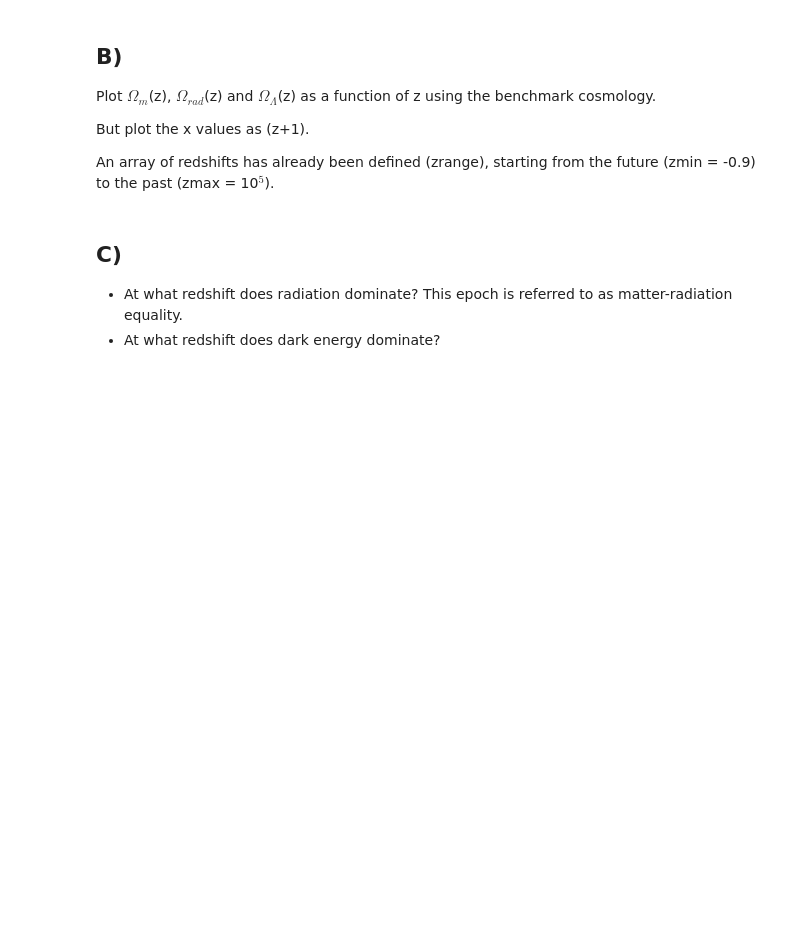
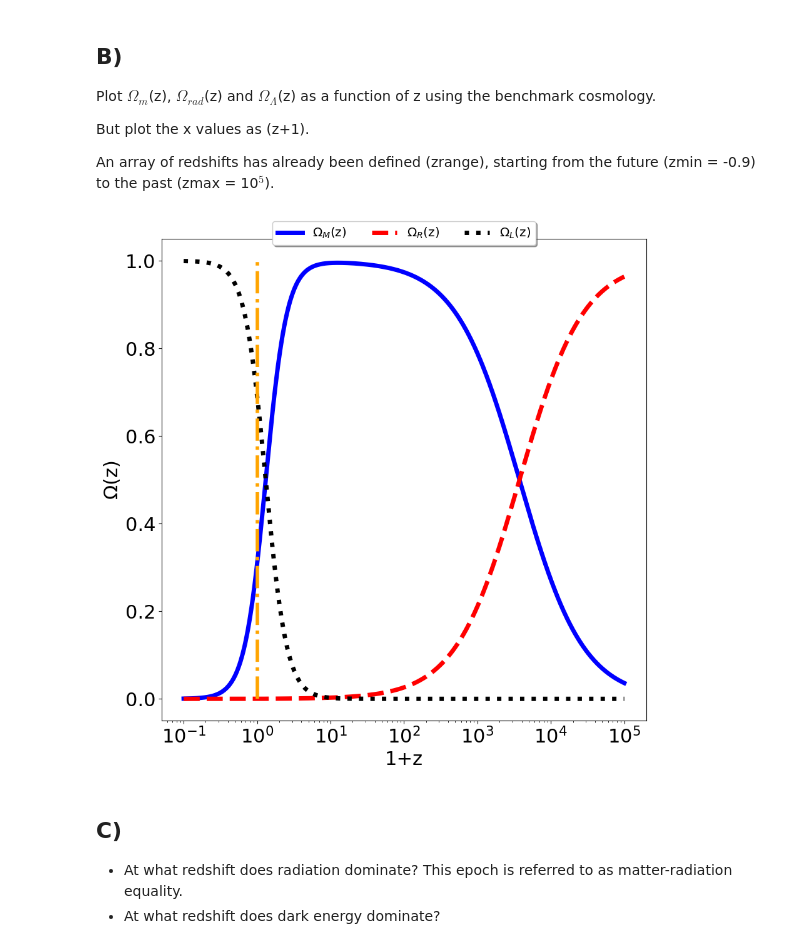
Before and after one commit to hina18201716/astr400b-25s, a Jupyter notebook: Labs/Lab11/Lab11.ipynb, the cells around one changed output. Saved outputs shown, nothing was run; the diff lists cells and outputs as text; code cells hidden in the pictures; blank space fills up the shorter version.

```diff
--- a/Labs/Lab11/Lab11.ipynb
+++ b/Labs/Lab11/Lab11.ipynb
@@ -108,7 +108,6 @@ class CosmologicalTools:
                 The Hubble parameter at the given redshift in units of km/s/Mpc
         """
 
-
         # FILL THIS IN
         OmegaM = self.OmegaM0 * (1+z)**3 # Matter
         OmegaR = self.OmegaR0 * (1+z)**4 # radiation
@@ -136,7 +135,7 @@ class CosmologicalTools:
         """
 
         # FILL THIS IN
-        OmegaM = 0
+        OmegaM = self.OmegaM0*(1+z)**3 *self.Ho**2 / self.HubbleParameter(z)**2
 
         return OmegaM
 
@@ -155,7 +154,7 @@ class CosmologicalTools:
             Radiation Density Parameter at the given redshift.
         """
         # FILL THIS IN
-        OmegaR = 0
+        OmegaR = self.OmegaR0*(1+z)**4 * self.Ho**2 / self.HubbleParameter(z)**2
 
         return OmegaR
 
@@ -175,7 +174,7 @@ class CosmologicalTools:
             Dark Energy Density Parameter at the given redshift.
         """
         # FILL THIS IN
-        OmegaL = 0
+        OmegaL = self.OmegaL0 * self.Ho**2 / self.HubbleParameter(z)**2
 
         return OmegaL
 # %%
@@ -231,3 +243,9 @@ An array of redshifts has already been defined (zrange), starting from the futur
+# %%
+# density parameters in benckmark cosmology
+
+OmegaM_z = BenchMark.OmegaM_Z(zrange) # matter
+OmegaR_z = BenchMark.OmegaR_Z(zrange) # radiation
+OmegaL_z = BenchMark.OmegaL_Z(zrange) # dark energy
 # %%
 # Question 2 B)
 
@@ -238,46 +256,43 @@ An array of redshifts has already been defined (zrange), starting from the futur
 fig = plt.figure(figsize=(10,10))
 ax = plt.subplot(111)
 
-# Define an array of redshift
-zmax = 10**5
-zmin = -0.9
-zrange = np.arange(zmin, zmax, 0.01)
-
 
 # Evolution of Matter Density Parameter as a function of 1+z
 # FILL THIS IN
-#plt.semilogx(  , color='blue', linewidth=5,
-#             label=r'$\Omega_M$(z)')
+plt.semilogx(1+zrange, OmegaM_z, color='blue', linewidth=5,
+            label=r'$\Omega_M$(z)')
 
 # Evolution of Radiation Density Parameter
 # FILL THIS IN
-#plt.semilogx(  , color='red', linewidth=5,
-#             linestyle="--", label=r'$\Omega_R$(z)')
+plt.semilogx(1+zrange, OmegaR_z, color='red', linewidth=5,
+            linestyle="--", label=r'$\Omega_R$(z)')
 
 # Evolution of Dark Energy Density Parameter
 # FILL THIS IN
-#plt.semilogx(  , color='black', linewidth=5,
-#             linestyle=":", label=r'$\Omega_L$(z)')
+plt.semilogx(1+zrange, OmegaL_z  , color='black', linewidth=5,
+            linestyle=":", label=r'$\Omega_L$(z)')
 
 # Add a vertical line to indicate today
-
+plt.vlines(1, 0, 1, linestyle = '-.', linewidth=4, color='orange')
 
 # Add axis labels
 plt.xlabel('1+z', fontsize=22)
 plt.ylabel(r'$\Omega$(z)', fontsize=22)
 
 
 #adjust tick label font size
 label_size = 22
 matplotlib.rcParams['xtick.labelsize'] = label_size
 matplotlib.rcParams['ytick.labelsize'] = label_size
 
 
 legend = ax.legend(loc='upper center', fontsize='x-large',
                    bbox_to_anchor=(0.5, 1.05),ncol=3, fancybox=True, shadow=True)
 
 # Save to a file
-#plt.savefig('Lab11_DensityParameterEvolution.png')
+plt.savefig('Lab11_DensityParameterEvolution.png')
+# %% [output]
+[figure, added]
 # %% [markdown]
 
 ## C)
```
Also changed, not shown: parts of 5 cells of this notebook, 1 other file.
